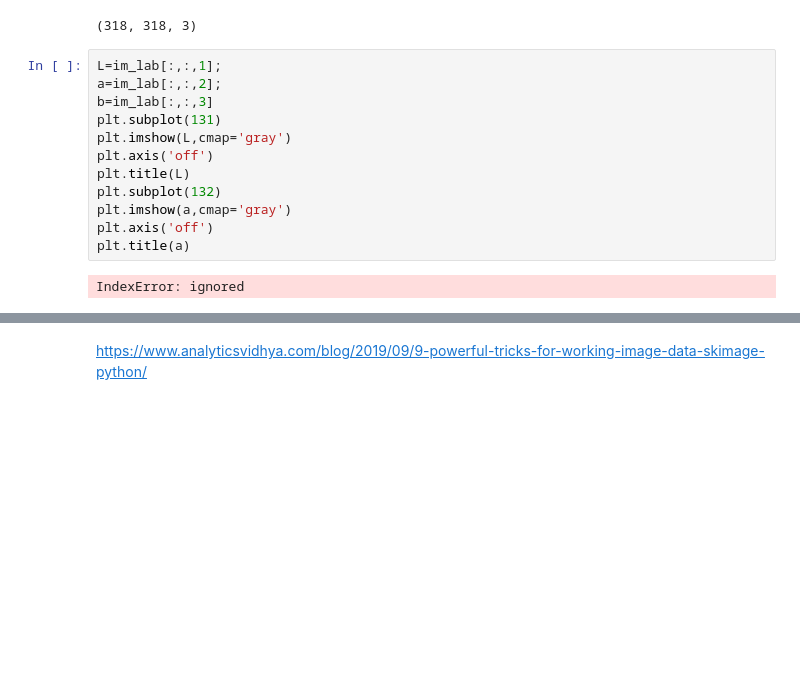
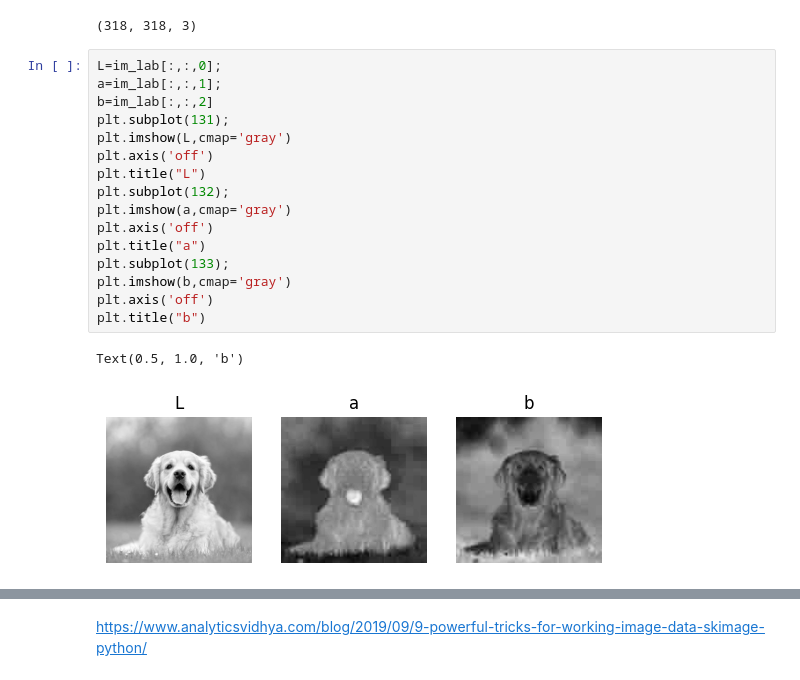
Before and after one commit to sikha2552/Towards_Data_science_Blog1, a Jupyter notebook: Part1.ipynb, the cells around one changed output, grey strips where cells are left out. Saved outputs shown, nothing was run; the diff lists cells and outputs as text; blank space fills up the shorter version.

```diff
--- a/Part1.ipynb
+++ b/Part1.ipynb
@@ -140,17 +144,22 @@ im_lab.shape
 # %% [output]
 (318, 318, 3)
 # %%
-L=im_lab[:,:,1];
-a=im_lab[:,:,2];
-b=im_lab[:,:,3]
-plt.subplot(131)
+L=im_lab[:,:,0];
+a=im_lab[:,:,1];
+b=im_lab[:,:,2]
+plt.subplot(131);
 plt.imshow(L,cmap='gray')
 plt.axis('off')
-plt.title(L)
-plt.subplot(132)
+plt.title("L")
+plt.subplot(132);
 plt.imshow(a,cmap='gray')
 plt.axis('off')
-plt.title(a)
+plt.title("a")
+plt.subplot(133);
+plt.imshow(b,cmap='gray')
+plt.axis('off')
+plt.title("b")
 # %% [output]
-IndexError: ignored
+Text(0.5, 1.0, 'b')
+[figure, added]
 # %%
```
Also changed, not shown: parts of 15 cells of this notebook.
